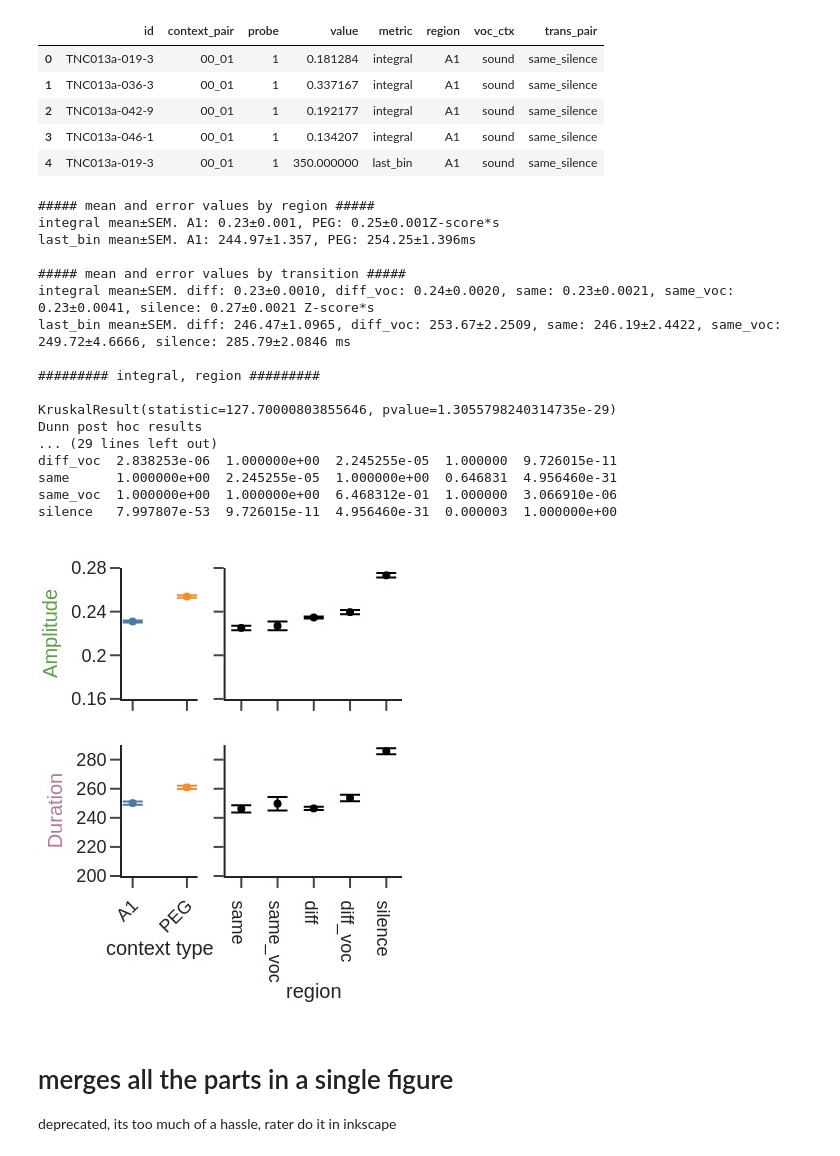
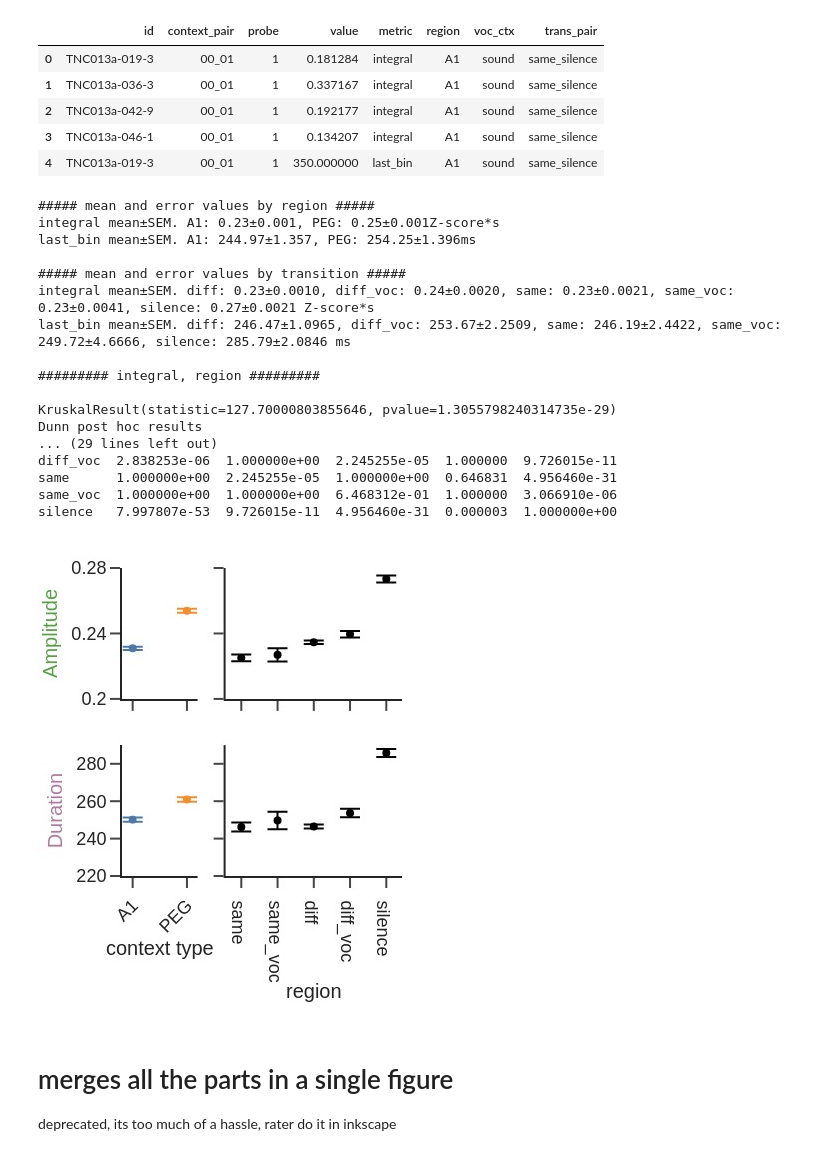
Before and after one commit to Mateo-Lopez-Espejo/context_probe_analysis, a Jupyter notebook: reports/paper/figure_02.ipynb, the cells around one changed output. Cells and saved outputs as stored; diff of their text form; code cells hidden in the pictures.

```diff
--- a/reports/paper/figure_02.ipynb
+++ b/reports/paper/figure_02.ipynb
@@ -462,7 +460,7 @@ fig.update_layout(template='simple_white',
                   margin=dict(l=10, r=10, t=10, b=10),
 
                   yaxis=dict(title=dict(text="Amplitude", font_color=AMPCOLOR, ),
-                             range=[0.16, 0.28],
+                             range=[0.2, 0.28],
                              tickmode='linear', tick0=0.16, dtick=0.04
                              ),
                   yaxis2=dict(
@@ -471,7 +469,7 @@ fig.update_layout(template='simple_white',
 
                   xaxis3=dict(title=dict(text='context type'), tickangle=-45),
                   yaxis3=dict(title=dict(text='Duration', font_color=DURCOLOR),
-                              range=[200, 290]
+                              range=[220, 290]
                               ),
 
                   xaxis4=dict(title=dict(text='region')),
@@ -480,34 +478,34 @@ fig.update_layout(template='simple_white',
 
 fig.update_xaxes(title_font_size=10, title_standoff=0, tickfont_size=9)
 fig.update_yaxes(title_font_size=10, title_standoff=0, tickfont_size=9)
 
 folder = root_path / 'reports' / 'figures' / 'paper'
 folder.mkdir(parents=True, exist_ok=True)
 
 filename = folder / 'fig2_transition_region_effects'
 fig.write_image(filename.with_suffix('.png'), scale=4)
 fig.write_image(filename.with_suffix('.svg'))
 
 fig.show(renderer='jpeg', scale=2)
 # %% [output]
 ##### mean and error values by region #####
 integral mean±SEM. A1: 0.23±0.001, PEG: 0.25±0.001Z-score*s
 last_bin mean±SEM. A1: 244.97±1.357, PEG: 254.25±1.396ms
 
 ##### mean and error values by transition #####
 integral mean±SEM. diff: 0.23±0.0010, diff_voc: 0.24±0.0020, same: 0.23±0.0021, same_voc: 0.23±0.0041, silence: 0.27±0.0021 Z-score*s
 last_bin mean±SEM. diff: 246.47±1.0965, diff_voc: 253.67±2.2509, same: 246.19±2.4422, same_voc: 249.72±4.6666, silence: 285.79±2.0846 ms
 
 ######### integral, region #########
 
 KruskalResult(statistic=127.70000803855646, pvalue=1.3055798240314735e-29)
 Dunn post hoc results
 ... (29 lines left out)
 diff_voc  2.838253e-06  1.000000e+00  2.245255e-05  1.000000  9.726015e-11
 same      1.000000e+00  2.245255e-05  1.000000e+00  0.646831  4.956460e-31
 same_voc  1.000000e+00  1.000000e+00  6.468312e-01  1.000000  3.066910e-06
 silence   7.997807e-53  9.726015e-11  4.956460e-31  0.000003  1.000000e+00
-[figure, old version]
+[figure, new version]
 # %% [markdown]
 # merges all the parts in a single figure
 deprecated, its too much of a hassle, rater do it in inkscape
```
Also changed, not shown: parts of 4 cells of this notebook.
